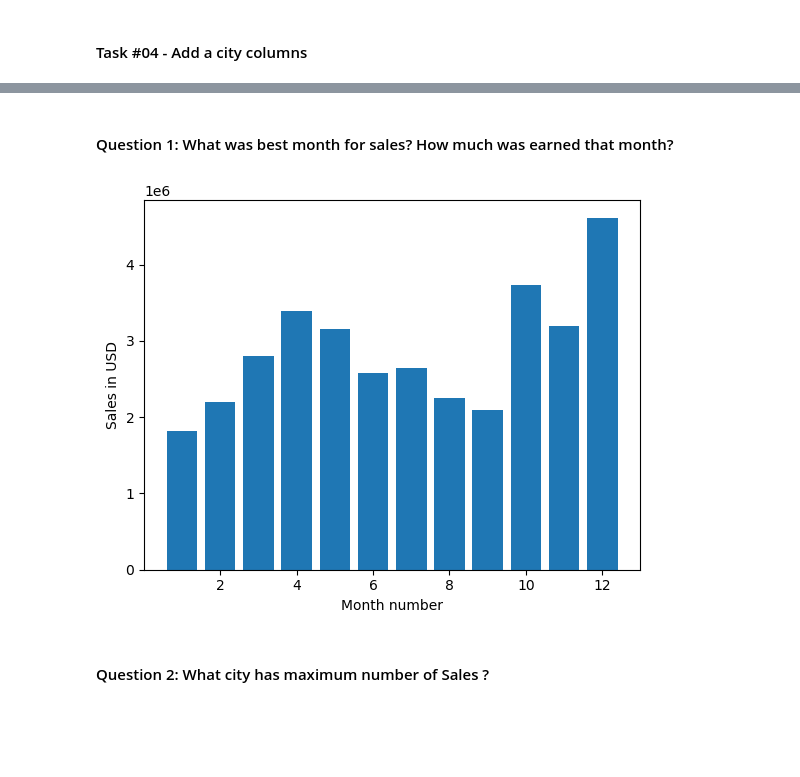
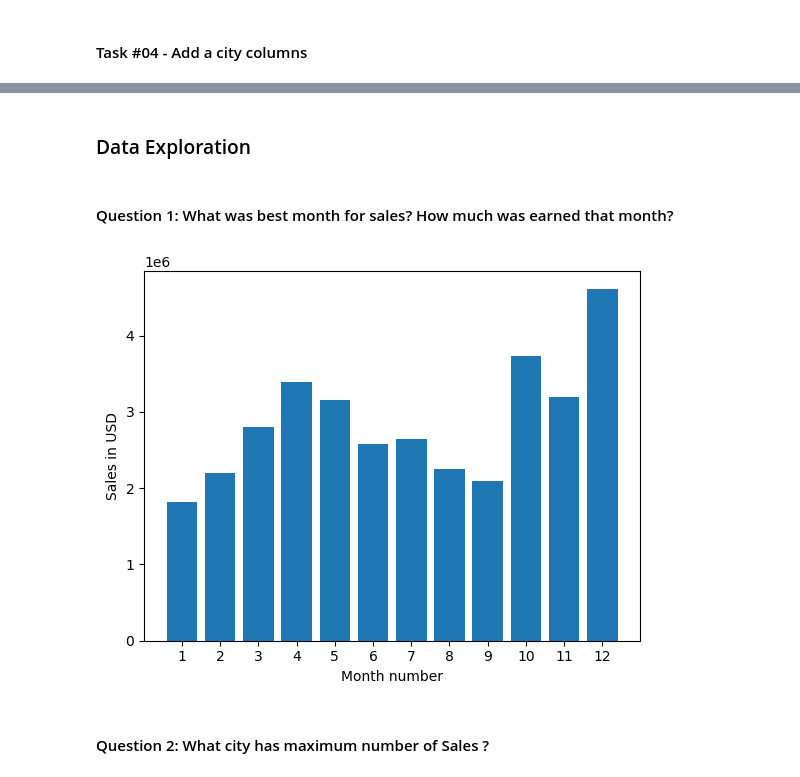
Before and after one commit to bk-aman/Python_Sales_Analysis, a Jupyter notebook: Sales_data_tut.ipynb, the cells around one changed output, grey strips where cells are left out. Cells and saved outputs as stored; diff of their text form; code cells hidden in the pictures; blank space fills up the shorter version.

```diff
--- a/Sales_data_tut.ipynb
+++ b/Sales_data_tut.ipynb
@@ -128,17 +128,22 @@ all_data
 185950 rows × 9 columns
+# %% [markdown]
+### Data Exploration
 # %% [markdown]
 #### Question 1: What was best month for sales? How much was earned that month?
 # %%
-sales_res = all_data.groupby('month').sum().Sales
+sales_res = all_data.groupby('month').Sales.sum()
 # %%
 months = range(1,13)
+
 plt.bar(months, sales_res)
-# plt.xticks(months)
+
+plt.xticks(months) #some how this is not working
+
 plt.ylabel("Sales in USD")
 plt.xlabel('Month number')
 plt.show()
 # %% [output]
-[figure, old version]
+[figure, new version]
 # %% [markdown]
 #### Question 2: What city has maximum number of Sales ?
 # %%
```
Also changed, not shown: parts of 16 cells of this notebook.
